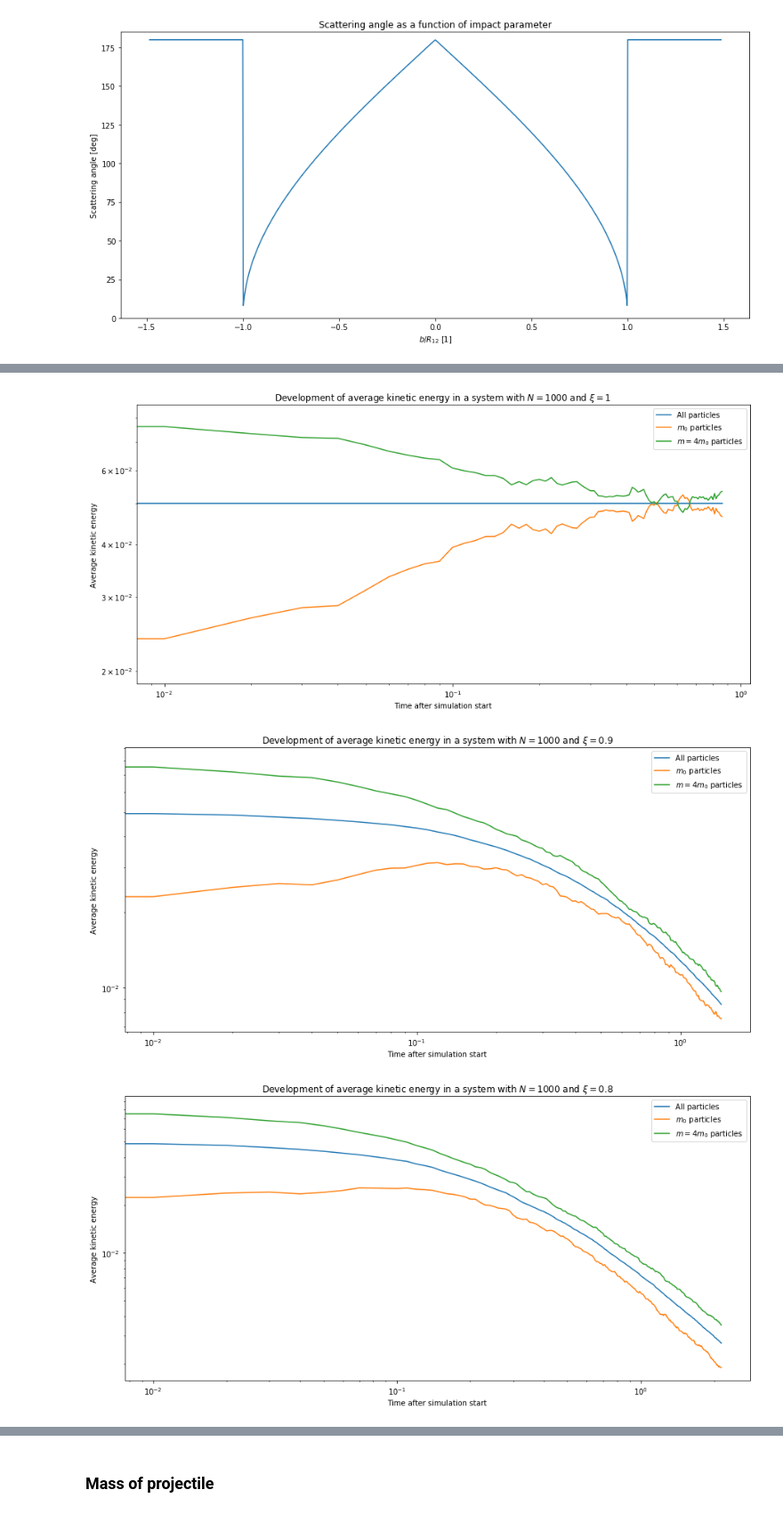
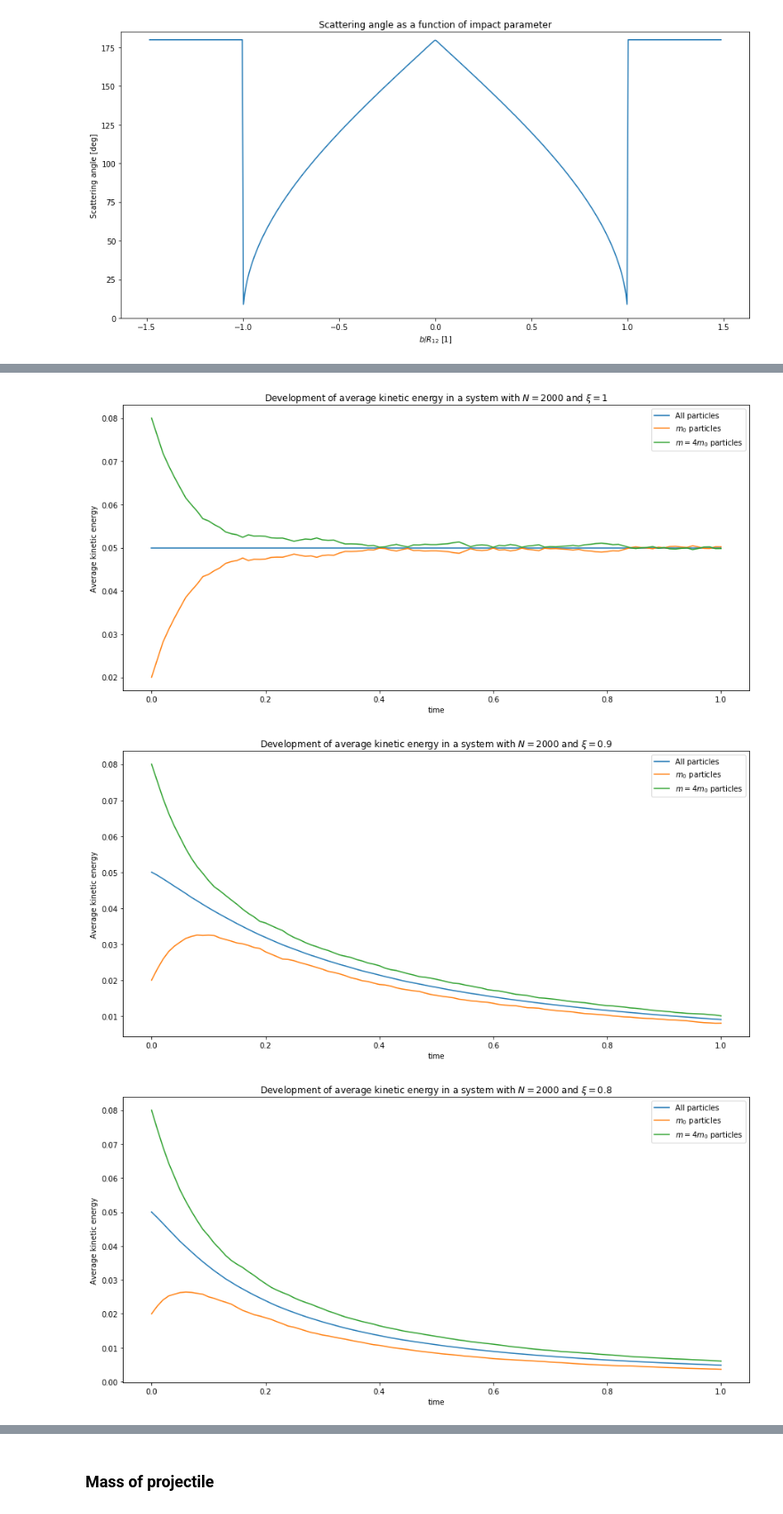
Before and after one commit to alekgjer/specialization_project, a Jupyter notebook: notebooks/visualization_results.ipynb, the cells around one changed output, grey strips where cells are left out. Shown: that part at 89% size. Cells and saved outputs as stored; diff of their text form; code cells hidden in the pictures.

Commit message:
Update notebooks. Changed gitignore to add the diffusionproperties results so that one can change the notebook regarding diffusion properties.

```diff
--- a/notebooks/visualization_results.ipynb
+++ b/notebooks/visualization_results.ipynb
@@ -173,25 +196,25 @@ Parameters used:
 # %%
 xi_list = [1, 0.9, 0.8]
-N = 1000
+N = 2000
 # %%
 for xi in xi_list:
-    energy_dev_matrix = np.load(file=os.path.join(results_folder, f'problem_4_N_1000_energy_development_xi_{xi}.npy'))
+    energy_dev_matrix = np.load(file=os.path.join(results_folder, f'energyDevNEqParticles_N_{N}_xi_{xi}.npy'))
     time_array = energy_dev_matrix[:, 0]
     avg_energy_array = energy_dev_matrix[:, 1]
     avg_energy_m0_array = energy_dev_matrix[:, 2]
     avg_energy_m_array = energy_dev_matrix[:, 3]
     plt.figure(figsize=(15, 7))
-    plt.loglog(time_array, avg_energy_array, label='All particles')
-    plt.loglog(time_array, avg_energy_m0_array, label=r'$m_0$ particles')
-    plt.loglog(time_array, avg_energy_m_array, label=r'$m=4m_0$ particles')
+    plt.plot(time_array, avg_energy_array, label='All particles')
+    plt.plot(time_array, avg_energy_m0_array, label=r'$m_0$ particles')
+    plt.plot(time_array, avg_energy_m_array, label=r'$m=4m_0$ particles')
     plt.legend()
     plt.title(r'Development of average kinetic energy in a system with $N={}$ and $\xi={}$'.format(N, xi))
-    plt.xlabel('Time after simulation start')
+    plt.xlabel('time')
     plt.ylabel('Average kinetic energy')
     plt.savefig(os.path.join(plots_folder, f'energy_development_xi_{xi}.pdf'))
     plt.show()
 # %% [output]
-[figure, old version]
+[figure, new version]
-[figure, old version]
+[figure, new version]
-[figure, old version]
+[figure, new version]
 # %% [markdown]
```
Also changed, not shown: parts of 33 cells of this notebook, 14 other files.
